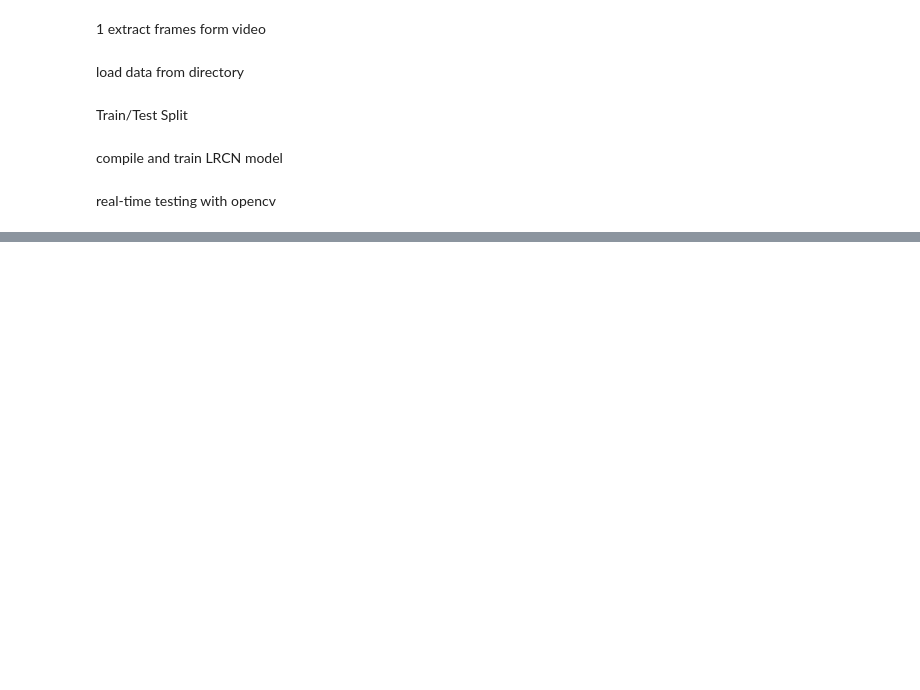
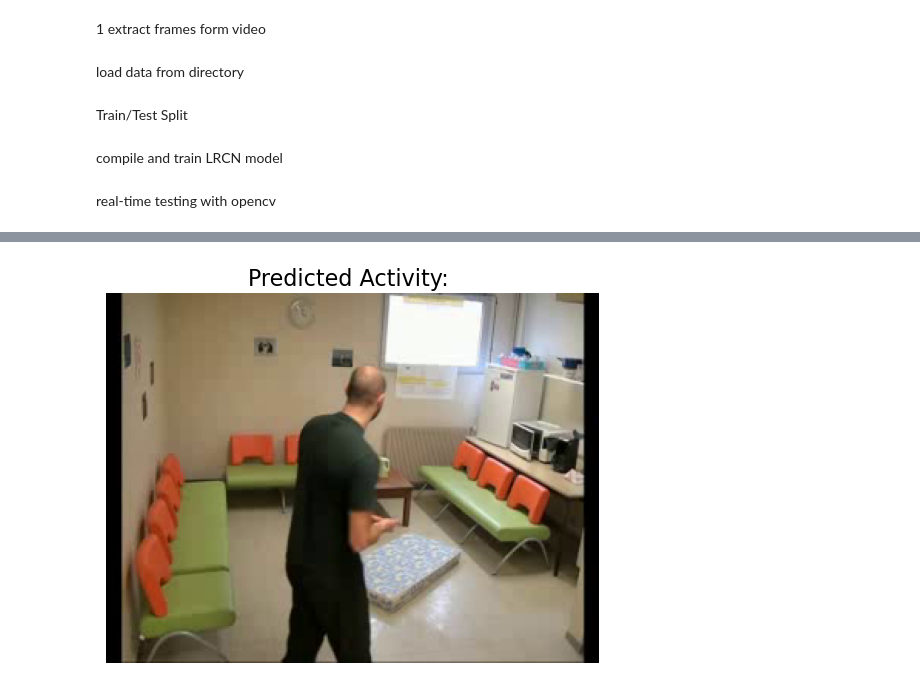
Before and after one commit to PRASHMANE/patient_monitor, a Jupyter notebook: Notebook/exp1.ipynb, the cells around one changed output, grey strips where cells are left out. Saved outputs shown, nothing was run; the diff lists cells and outputs as text; code cells hidden in the pictures; blank space fills up the shorter version.

```diff
--- a/Notebook/exp1.ipynb
+++ b/Notebook/exp1.ipynb
@@ -105,0 +155,14 @@ cv2.destroyAllWindows()
+# %%
+model = create_LRCN_model()  # your LRCN function
+from tensorflow.keras.optimizers import Adam
+
+model.compile(loss='categorical_crossentropy',
+              optimizer=Adam(learning_rate=1e-4),
+              metrics=['accuracy'])
+
+history = model.fit(
+    X_train, y_train,
+    validation_data=(X_test, y_test),
+    batch_size=8,
+    epochs=10
+)
@@ -105,0 +344,5 @@ cv2.destroyAllWindows()
+# %%
+from tensorflow.keras.models import load_model
+
+# Load saved LRCN model
+model = load_model('lrcn_activity_model.h5')
@@ -105,0 +629,75 @@ cv2.destroyAllWindows()
+# %%
+# ==============================
+# Patient Activity Tracking - Real-Time Display
+# ==============================
+
+import cv2
+import numpy as np
+import matplotlib.pyplot as plt
+from collections import deque
+from tensorflow.keras.models import load_model
+
+# ------------------------------
+# 1️⃣ Load Trained Model
+# ------------------------------
+model = load_model("/Users/admin/Documents/MAJOR_PROJECT2/Notebook/LRCN.h5")  # Replace with your model path
+CLASSES_LIST = ['FallDown', 'Lying Down','Sit down','Sitting','stand up','standing','Walking']   # Replace with your classes
+SEQUENCE_LENGTH = 30  # Should match training
+IMAGE_HEIGHT, IMAGE_WIDTH = 64, 64  # Should match training
+
+# ------------------------------
+# 2️⃣ Frame Preprocessing
+# ------------------------------
+def preprocess_frame(frame):
+    """
+    Resize and normalize a single frame
+    """
+    frame = cv2.resize(frame, (IMAGE_WIDTH, IMAGE_HEIGHT))
+    frame = frame / 255.0
+    return frame
+
+# ------------------------------
+# 3️⃣ Open Video Capture
+# ------------------------------
+cap = cv2.VideoCapture("/Users/admin/Documents/MAJOR_PROJECT2/Notebook/train/Walking/video_17.avi")  # 0 = webcam, or replace with "video.avi"
+frame_sequence = deque(maxlen=SEQUENCE_LENGTH)  # Stores sequence of frames
+
+# ------------------------------
+# 4️⃣ Matplotlib Setup for Real-Time Display
+# ------------------------------
+plt.ion()  # interactive mode
+fig, ax = plt.subplots()
+activity_text = ''
+
+# ------------------------------
+# 5️⃣ Real-Time Prediction Loop
+# ------------------------------
+while True:
+    ret, frame = cap.read()
+    if not ret:
+        break
+
+    # Preprocess frame
+    processed = preprocess_frame(frame)
+    frame_sequence.append(processed)
+
+    # Make prediction once we have enough frames
+    if len(frame_sequence) == SEQUENCE_LENGTH:
+        input_seq = np.expand_dims(np.array(frame_sequence), axis=0)  # Shape: (1, seq_len, H, W, 3)
+        preds = model.predict(input_seq, verbose=0)
+        activity_index = np.argmax(preds)
+        activity_text = CLASSES_LIST[activity_index]
+        print(activity_text)
+
+    # Display using Matplotlib
+    ax.clear()
+    ax.imshow(cv2.cvtColor(frame, cv2.COLOR_BGR2RGB))
+    ax.set_title(f"Predicted Activity: {activity_text}", fontsize=16)
+    ax.axis('off')
+    plt.pause(0.001)
+
+# Release resources
+cap.release()
+plt.ioff()
+plt.show()
+# %% [output]
@@ -105,0 +705 @@ cv2.destroyAllWindows()
+[figure, added]
```
Also changed, not shown: parts of 33 cells of this notebook, 7 other files.
